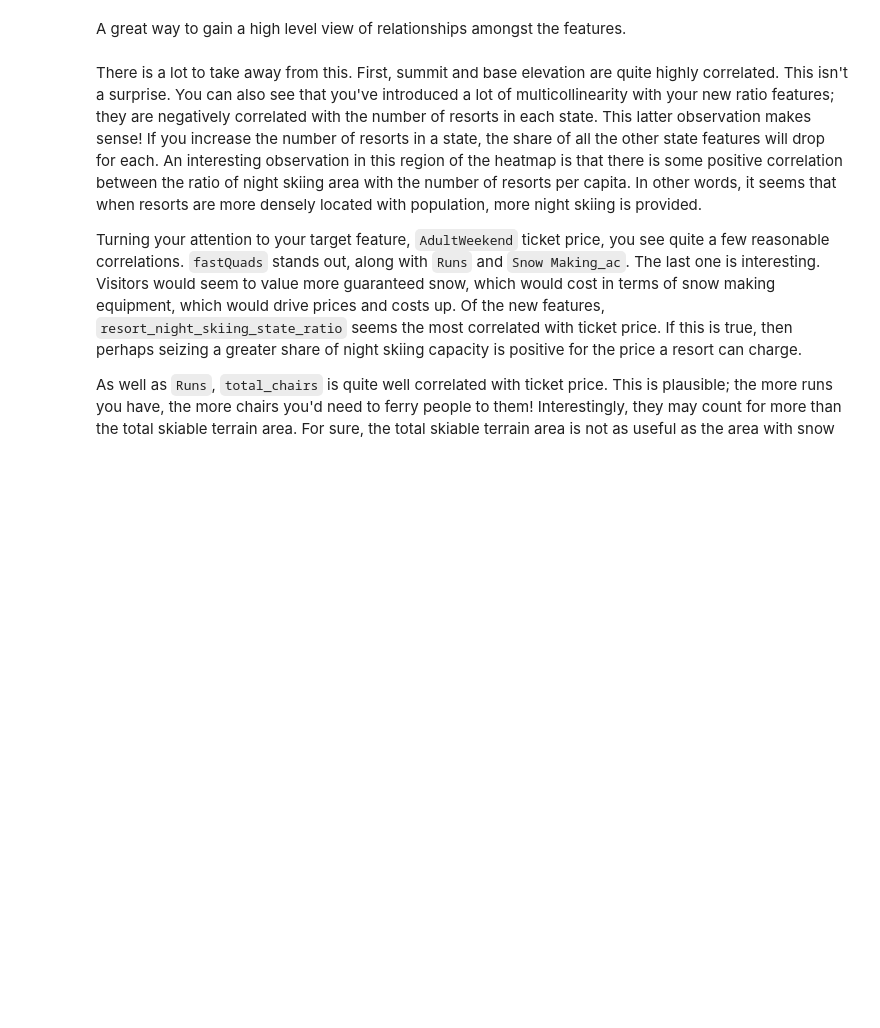
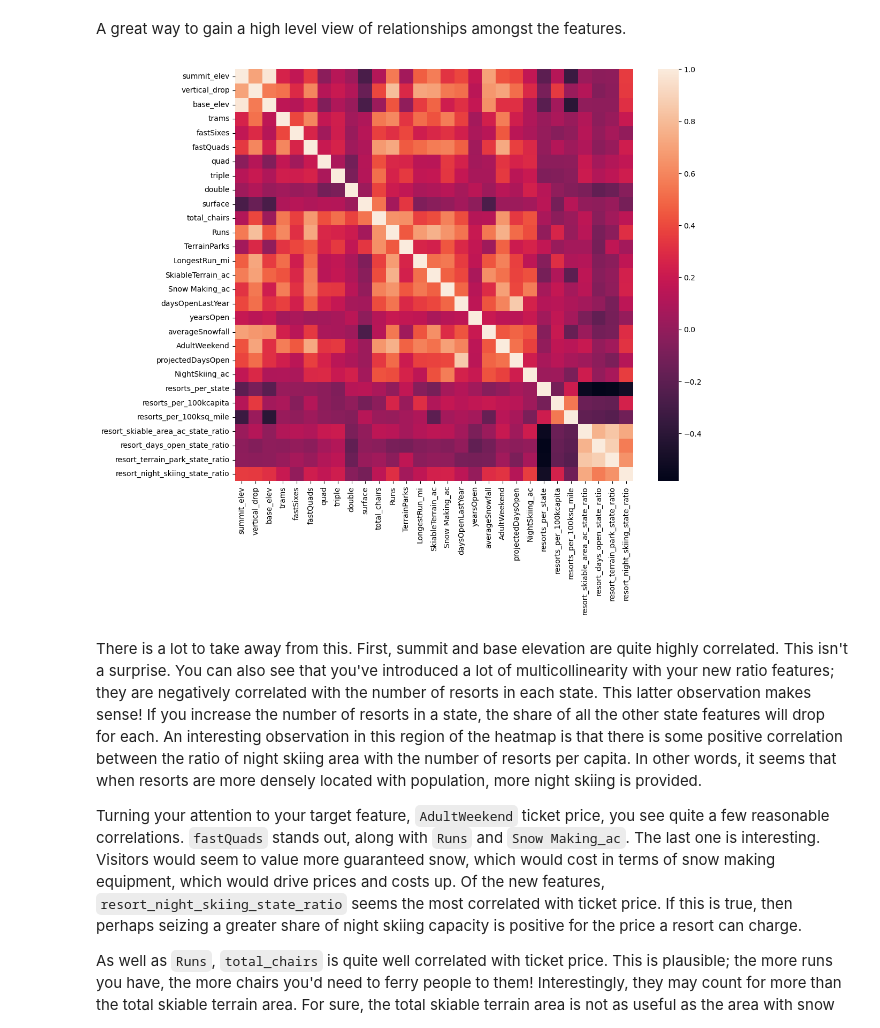
Before and after one commit to AllenJ-Feb9/DataScienceGuidedCapstone, a Jupyter notebook: Notebooks/03_exploratory_data_analysis.ipynb, the cells around one changed output. Drawn from its saved outputs; the diff is of its cells as text; code cells hidden in the pictures; blank space fills up the shorter version.

```diff
--- a/Notebooks/03_exploratory_data_analysis.ipynb
+++ b/Notebooks/03_exploratory_data_analysis.ipynb
@@ -944,9 +983,12 @@ A great way to gain a high level view of relationships amongst the features.
 # %%
 #Code task 12#
 #Show a seaborn heatmap of correlations in ski_data
 #Hint: call pandas' `corr()` method on `ski_data` and pass that into `sns.heatmap`
+
 plt.subplots(figsize=(12,10))
-sns.___(ski_data.___);
+sns.heatmap(ski_data.corr(numeric_only=True));
+# %% [output]
+[figure, added]
 # %% [markdown]
 There is a lot to take away from this. First, summit and base elevation are quite highly correlated. This isn't a surprise. You can also see that you've introduced a lot of multicollinearity with your new ratio features; they are negatively correlated with the number of resorts in each state. This latter observation makes sense! If you increase the number of resorts in a state, the share of all the other state features will drop for each. An interesting observation in this region of the heatmap is that there is some positive correlation between the ratio of night skiing area with the number of resorts per capita. In other words, it seems that when resorts are more densely located with population, more night skiing is provided.
 
```
Also changed, not shown: parts of 10 cells of this notebook.
